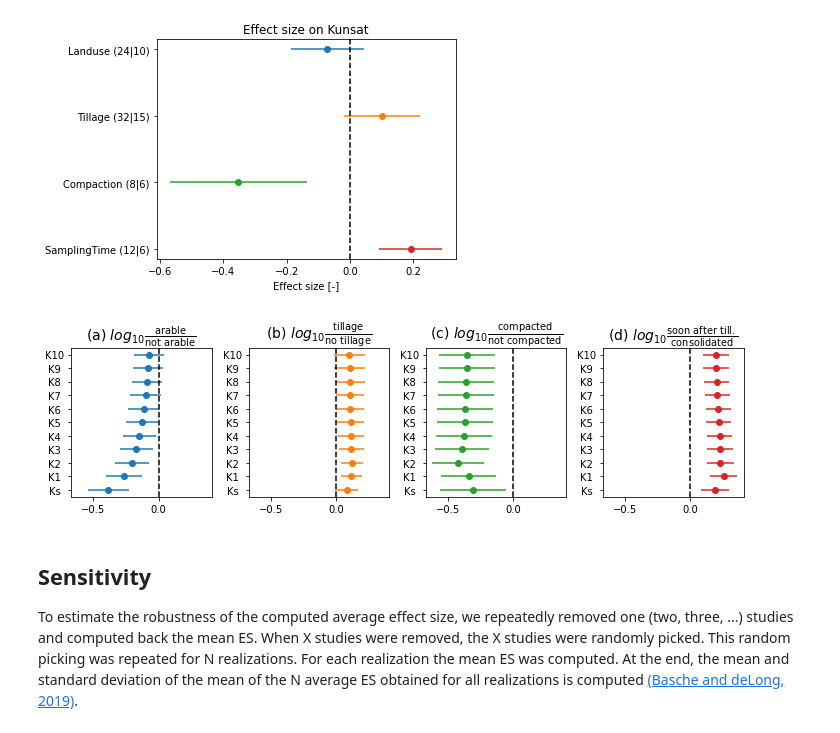
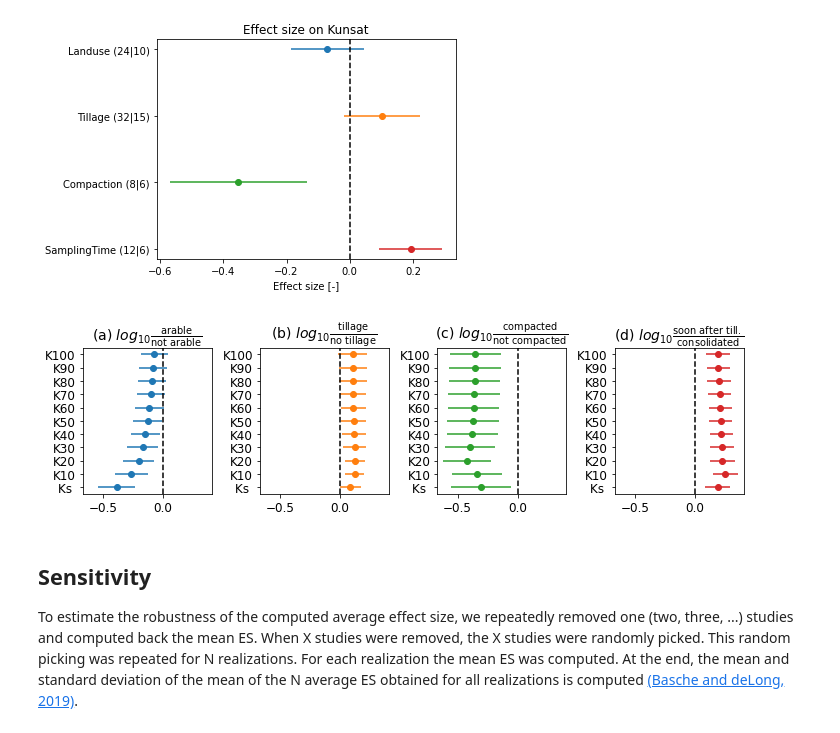
Before and after one commit to climasoma/otim-db, a Jupyter notebook: notebooks/meta-analysis.ipynb, the cells around one changed output. Cells and saved outputs as stored; diff of their text form; code cells hidden in the pictures.

```diff
--- a/notebooks/meta-analysis.ipynb
+++ b/notebooks/meta-analysis.ipynb
@@ -467,35 +467,41 @@ titles = [
     r'(a) $log_{10}\frac{\mathrm{arable}}{\mathrm{not\ arable}}$',
     r'(b) $log_{10}\frac{\mathrm{tillage}}{\mathrm{no\ tillage}}$',
     r'(c) $log_{10}\frac{\mathrm{compacted}}{\mathrm{not\ compacted}}$',
     r'(d) $log_{10}\frac{\mathrm{soon\ after\ till.}}{\mathrm{consolidated}}$']
 fig, axs = plt.subplots(1, 4, figsize=(10, 3), sharex=True, sharey=False)
 axs = axs.flatten()
 colors = plt.rcParams['axes.prop_cycle'].by_key()['color']
 for i, esColumn in enumerate(esColumns):
     ax = axs[i]
     #ax.set_title('({:s}) {:s}'.format(letters[i], esColumn[2:]))
     ax.set_title(titles[i], fontsize=14)
     ax.axvline(0, linestyle='--', color='k')
     ylabs = []
     for j, kcol in enumerate(kcols):
         col = esColumn + '_' + kcol
         #cax = ax.errorbar(dflu[col].mean(), j, xerr=dflu[col].sem(), marker='o', color=colors[i])
         df = dflu[dflu[col].notnull()]
         cax = ax.errorbar((df[col]*df['wi']).sum()/df['wi'].sum(),
                 j, xerr=(df[col].std()*np.sqrt(df['wi'].pow(2).sum()))/df['wi'].sum(),
             marker='o', color=colors[i])
         # ylabs.append('{:3s}{:>9s}'.format(kcol,
         #         '({:d}|{:d})'.format(dflu[col].notnull().sum(),
         #         dflu[dflu[col].notnull()]['ReferenceTag'].unique().shape[0])))
-        ylabs.append('{:3s}'.format(kcol))
+        if j > 0:
+            ylabs.append('{:3s}'.format(kcol+'0'))
+        else:
+            ylabs.append('{:3s}'.format(kcol))
+
     ax.set_yticks(np.arange(len(ylabs)))
     ax.set_yticklabels(ylabs, ha='right')
     if i > 3:
         ax.set_xlabel('Effect size [-]')
+    for label in (ax.get_xticklabels() + ax.get_yticklabels()):
+        label.set_fontsize(12)
 fig.tight_layout()
 fig.savefig(outputdir + 'meta-all-k.jpg', dpi=500)
 # %% [output]
-[figure, old version]
+[figure, new version]
 # %% [markdown]
 ## Sensitivity
 
```
Also changed, not shown: parts of 4 cells of this notebook, 31 other files.
